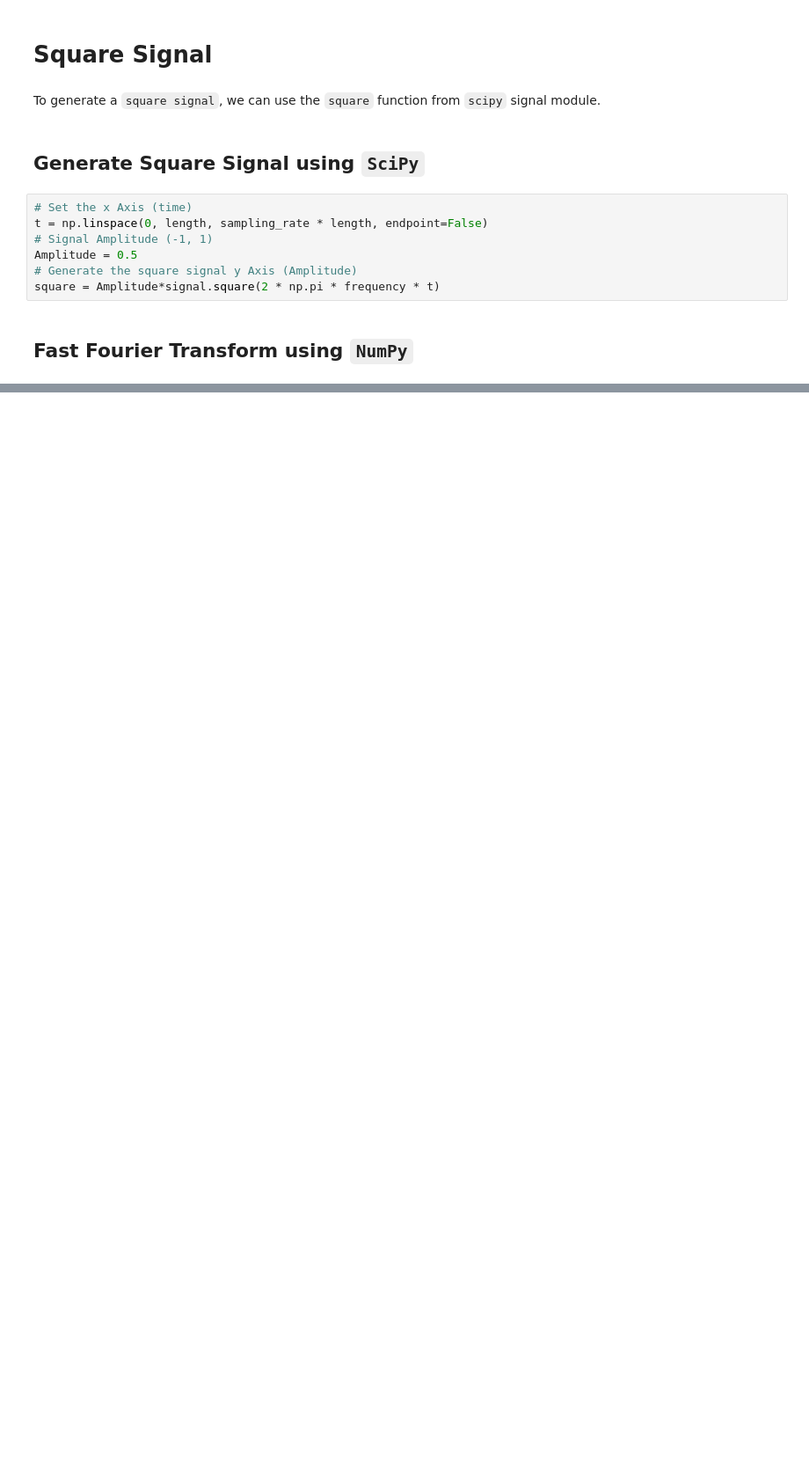
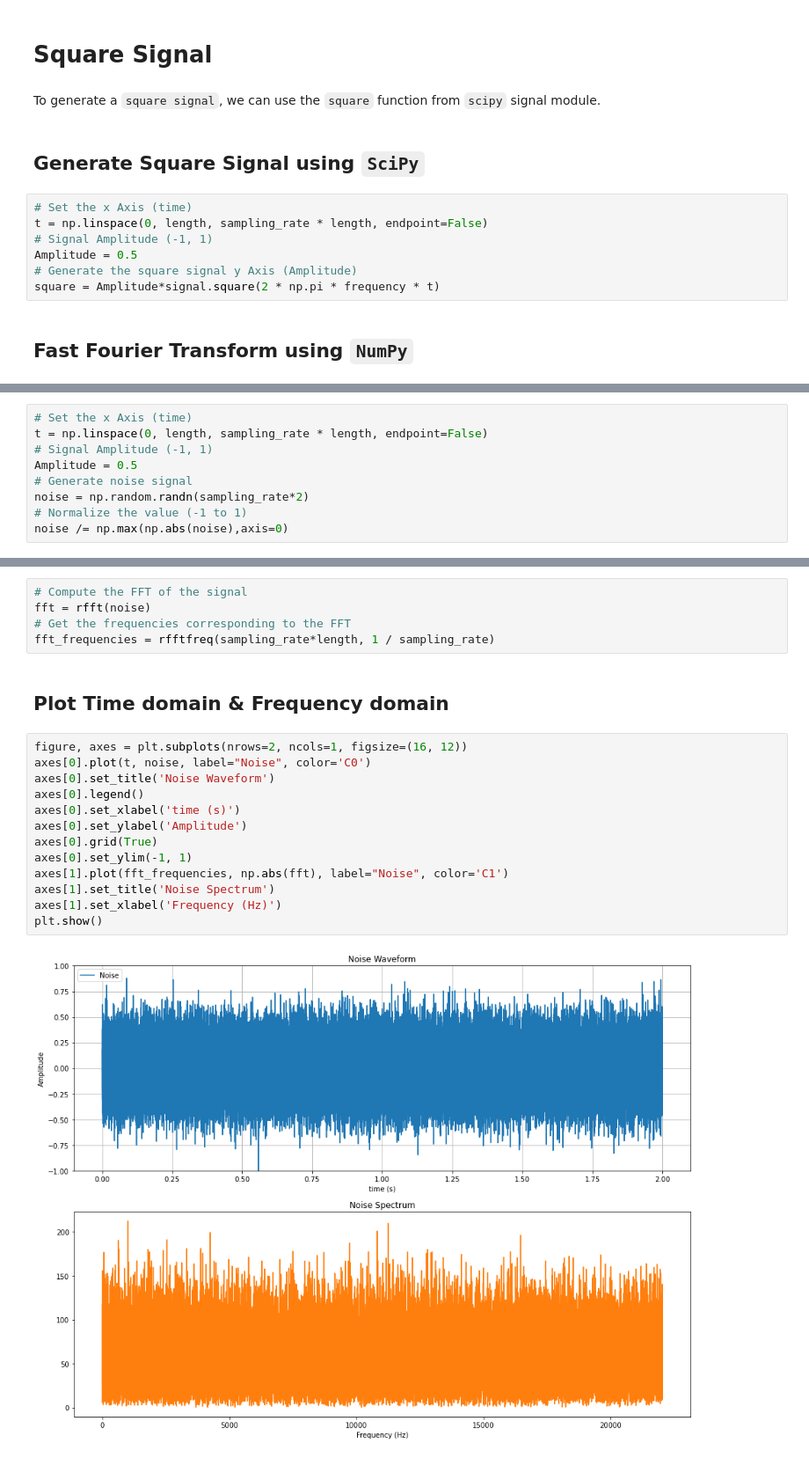
Before and after one commit to implse/Signal_Generators_Fundamentals_in_Python, a Jupyter notebook: Signals Synthesis in Python.ipynb, the cells around one changed output, grey strips where cells are left out. Shown at 88% size. Cells and saved outputs as stored; diff of their text form; blank space fills up the shorter version.

Commit message:
Add White Noise Signal

```diff
--- a/Signals Synthesis in Python.ipynb
+++ b/Signals Synthesis in Python.ipynb
@@ -194,0 +209,9 @@ sawtooth
+# %%
+# Set the x Axis (time)
+t = np.linspace(0, length, sampling_rate * length, endpoint=False)
+# Signal Amplitude (-1, 1)
+Amplitude = 0.5
+# Generate noise signal
+noise = np.random.randn(sampling_rate*2)
+# Normalize the value (-1 to 1)
+noise /= np.max(np.abs(noise),axis=0)
@@ -194,0 +220,22 @@ sawtooth
+# %%
+# Compute the FFT of the signal
+fft = rfft(noise)
+# Get the frequencies corresponding to the FFT
+fft_frequencies = rfftfreq(sampling_rate*length, 1 / sampling_rate)
+# %% [markdown]
+## Plot Time domain & Frequency domain
+# %%
+figure, axes = plt.subplots(nrows=2, ncols=1, figsize=(16, 12))
+axes[0].plot(t, noise, label="Noise", color='C0')
+axes[0].set_title('Noise Waveform')
+axes[0].legend()
+axes[0].set_xlabel('time (s)')
+axes[0].set_ylabel('Amplitude')
+axes[0].grid(True)
+axes[0].set_ylim(-1, 1)
+axes[1].plot(fft_frequencies, np.abs(fft), label="Noise", color='C1')
+axes[1].set_title('Noise Spectrum')
+axes[1].set_xlabel('Frequency (Hz)')
+plt.show()
+# %% [output]
+[figure, added]
```
Also changed, not shown: parts of 57 cells of this notebook, 1 other file.
